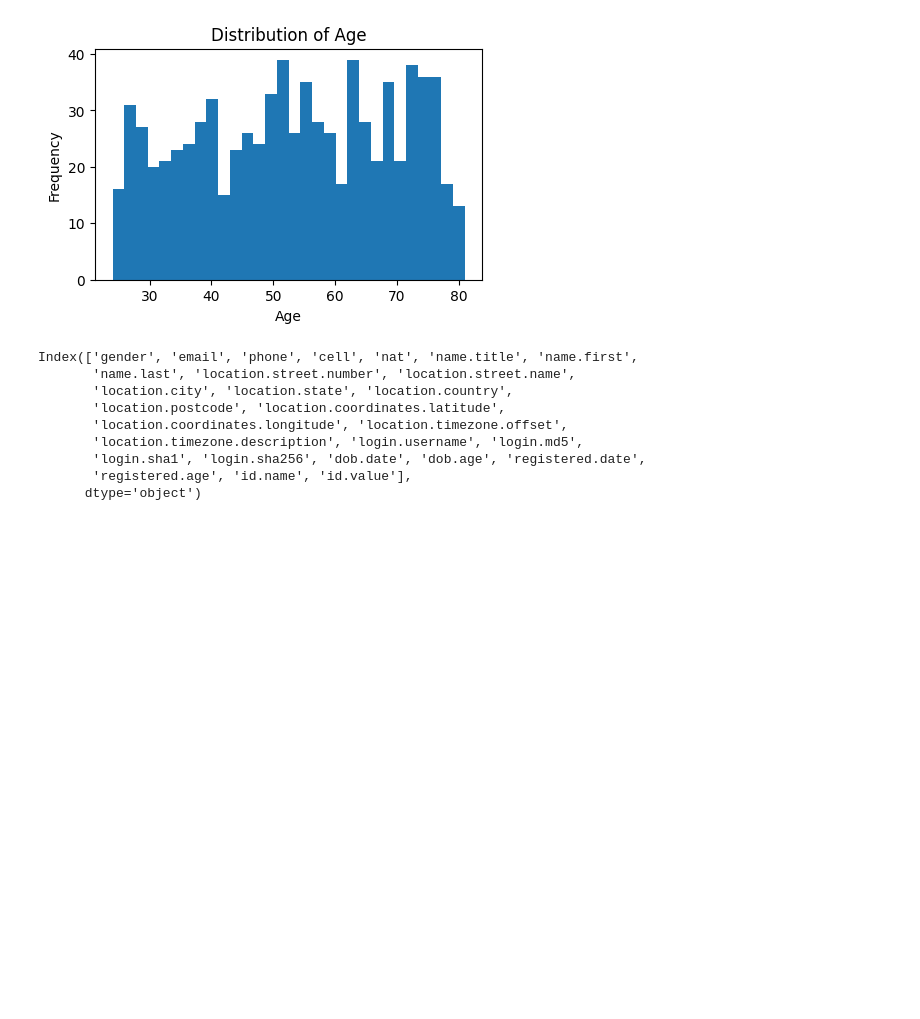
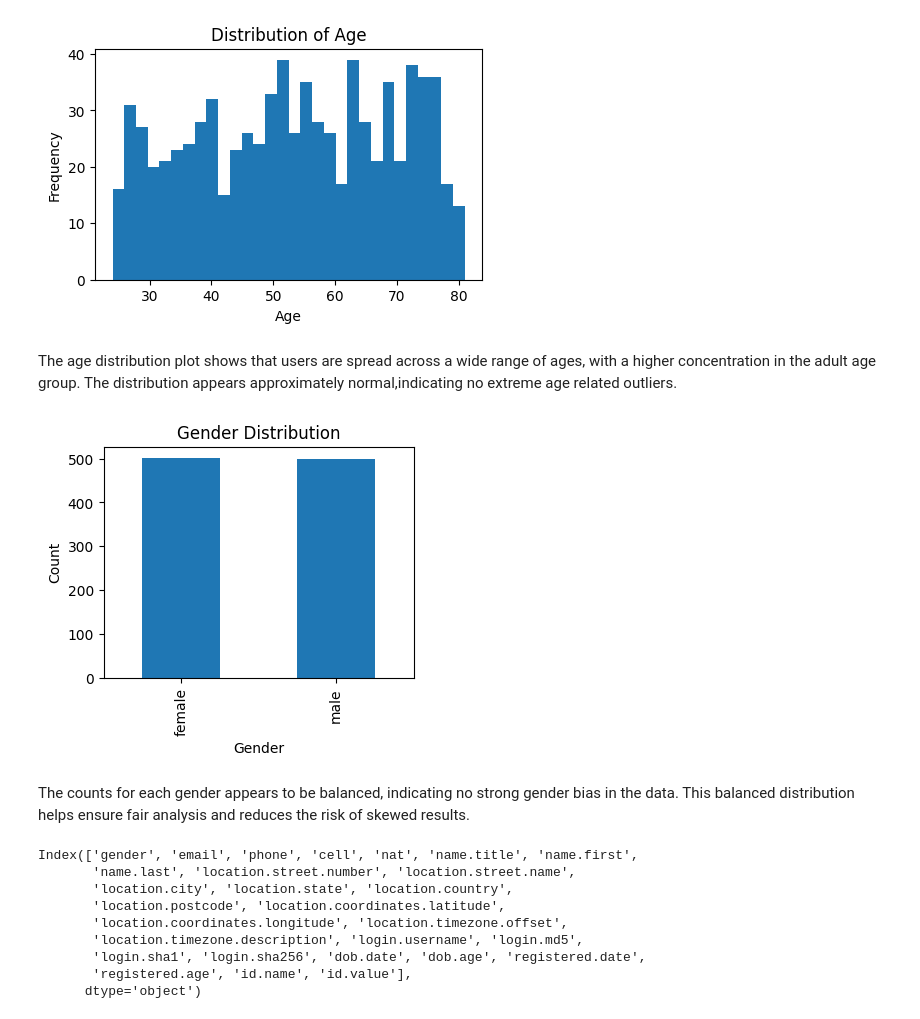
Before and after one commit to adityasavaliya01/New-practice, a Jupyter notebook: Data preprocessing/pr 1/practical.ipynb, the cells around one changed output. Drawn from its saved outputs; the diff is of its cells as text; code cells hidden in the pictures; blank space fills up the shorter version.

```diff
--- a/Data preprocessing/pr 1/practical.ipynb
+++ b/Data preprocessing/pr 1/practical.ipynb
@@ -14,7 +14,7 @@ if response.status_code == 200:
     # print(df.sample(5))
     print(json.dumps(data, indent=4))
 
-    df.to_csv("users_1000_records.csv", index=False)
-    print("CSV file saved successfully")
+    # df.to_csv("users_1000_records.csv", index=False)
+    # print("CSV file saved successfully")
 else:
     print("API request failed with status code:", response.status_code)
@@ -157,6 +171,22 @@ plt.title('Distribution of Age')
 plt.show()
 # %% [output]
 [figure]
+# %% [markdown]
+The age distribution plot shows that users are spread across a wide range of ages, with a higher concentration in the adult age group. The distribution appears approximately normal,indicating no extreme age related outliers.
+# %%
+import matplotlib.pyplot as plt
+gender_counts = df["gender"].value_counts()
+
+plt.figure(figsize=(4,3))
+gender_counts.plot(kind="bar")
+plt.xlabel("Gender")
+plt.ylabel("Count")
+plt.title("Gender Distribution")
+plt.show()
+# %% [output]
+[figure, added]
+# %% [markdown]
+The counts for each gender appears to be  balanced, indicating no strong gender bias in the data. This balanced distribution helps ensure fair analysis and reduces the risk of skewed results.
 # %%
 df.columns
 # %% [output]
```
Also changed, not shown: parts of 17 cells of this notebook, 2 other files.
